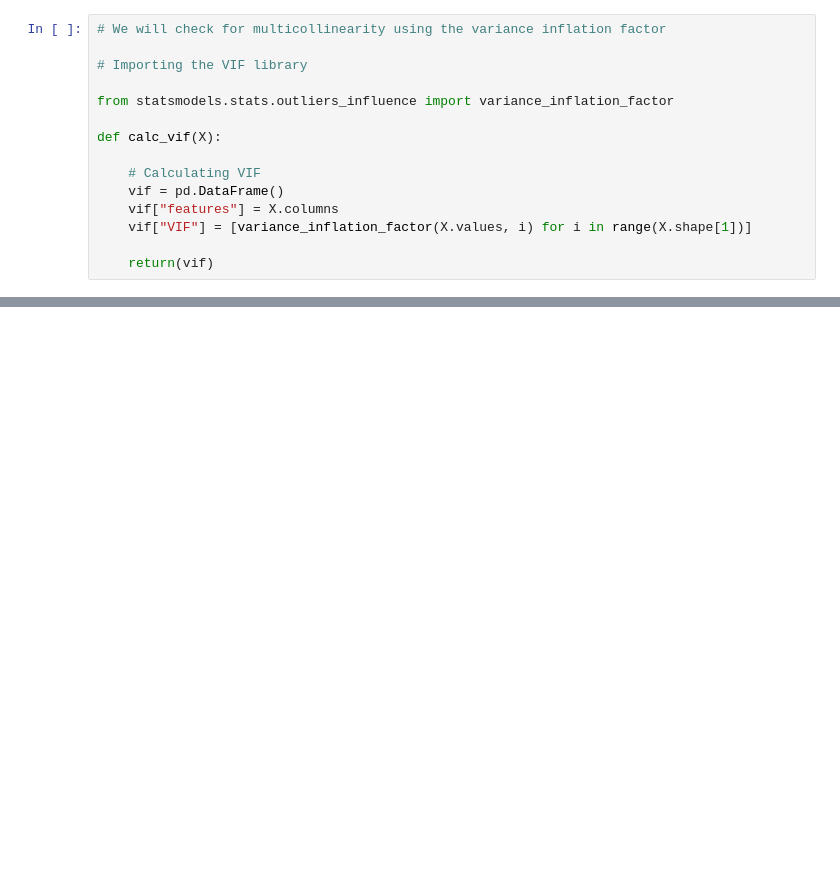
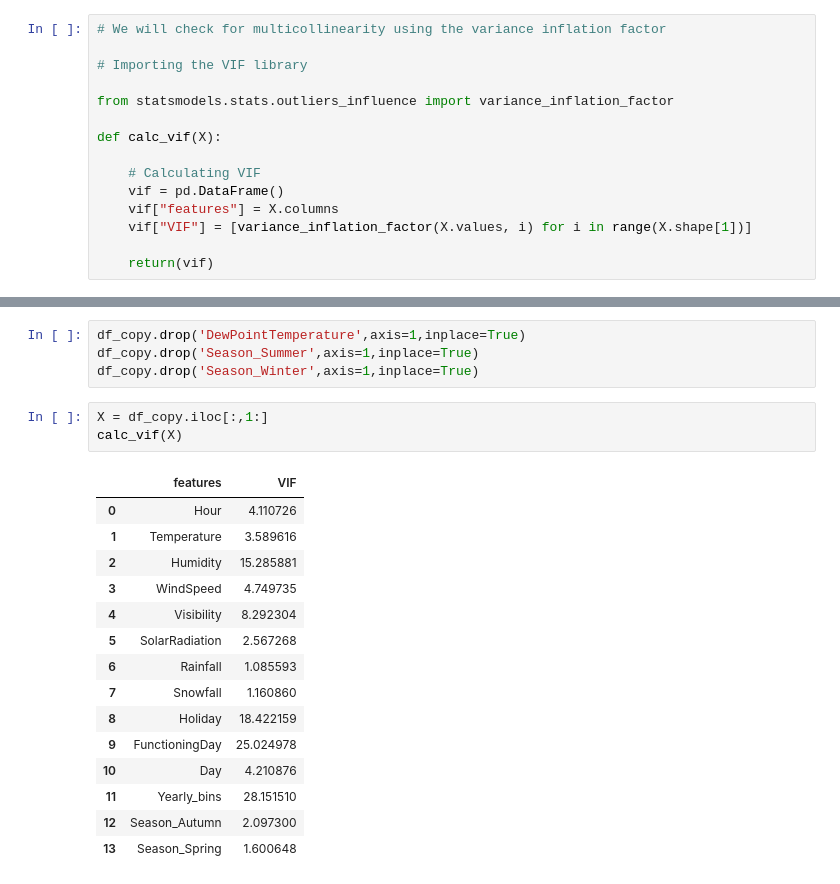
Before and after one commit to sagar2582/Capstone-2-Seoul-Bike-Sharing-Demand-Prediction, a Jupyter notebook: Seoul_Bike_Sharing_Demand_Prediction.ipynb, the cells around one changed output, grey strips where cells are left out. Saved outputs shown, nothing was run; the diff lists cells and outputs as text; blank space fills up the shorter version.

```diff
--- a/Seoul_Bike_Sharing_Demand_Prediction.ipynb
+++ b/Seoul_Bike_Sharing_Demand_Prediction.ipynb
@@ -629,0 +628,23 @@ calc_vif(X)
+# %%
+df_copy.drop('DewPointTemperature',axis=1,inplace=True)
+df_copy.drop('Season_Summer',axis=1,inplace=True)
+df_copy.drop('Season_Winter',axis=1,inplace=True)
+# %%
+X = df_copy.iloc[:,1:]
+calc_vif(X)
+# %% [output]
+|  | features | VIF |
+| 0 | Hour | 4.110726 |
+| 1 | Temperature | 3.589616 |
+| 2 | Humidity | 15.285881 |
+| 3 | WindSpeed | 4.749735 |
+| 4 | Visibility | 8.292304 |
+| 5 | SolarRadiation | 2.567268 |
+| 6 | Rainfall | 1.085593 |
+| 7 | Snowfall | 1.160860 |
+| 8 | Holiday | 18.422159 |
+| 9 | FunctioningDay | 25.024978 |
+| 10 | Day | 4.210876 |
+| 11 | Yearly_bins | 28.151510 |
+| 12 | Season_Autumn | 2.097300 |
+| 13 | Season_Spring | 1.600648 |
```
Also changed, not shown: parts of 6 cells of this notebook.
